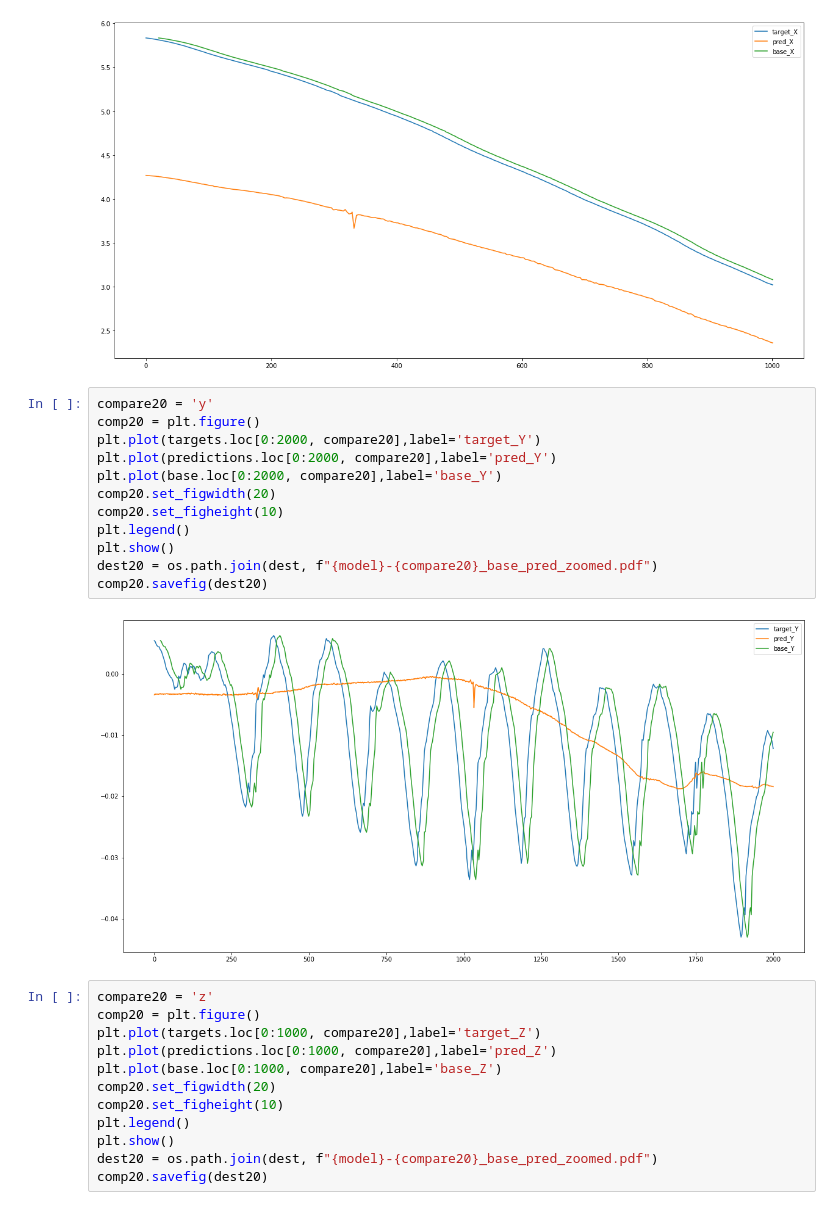
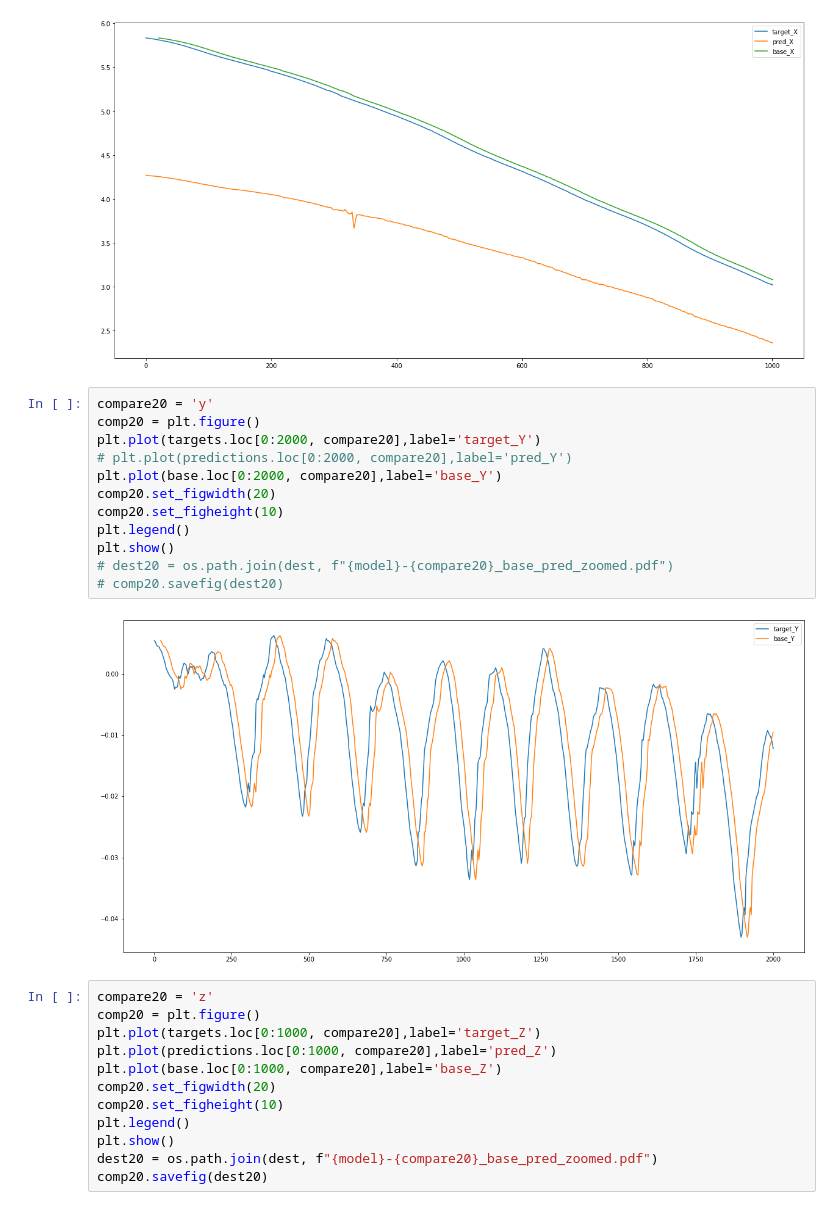
Before and after one commit to oleksa-oleksa/MasterThesis_UserPosition_6DOF, a Jupyter notebook: Development/notebooks/predictions_plot_lstm4.ipynb, the cells around one changed output. Saved outputs shown, nothing was run; the diff lists cells and outputs as text.

```diff
--- a/Development/notebooks/predictions_plot_lstm4.ipynb
+++ b/Development/notebooks/predictions_plot_lstm4.ipynb
@@ -132,17 +132,17 @@ comp20.savefig(dest20)
 # %%
 compare20 = 'y'
 comp20 = plt.figure()
 plt.plot(targets.loc[0:2000, compare20],label='target_Y')
-plt.plot(predictions.loc[0:2000, compare20],label='pred_Y')
+# plt.plot(predictions.loc[0:2000, compare20],label='pred_Y')
 plt.plot(base.loc[0:2000, compare20],label='base_Y')
 comp20.set_figwidth(20)
 comp20.set_figheight(10)
 plt.legend()
 plt.show()
-dest20 = os.path.join(dest, f"{model}-{compare20}_base_pred_zoomed.pdf")
-comp20.savefig(dest20)
+# dest20 = os.path.join(dest, f"{model}-{compare20}_base_pred_zoomed.pdf")
+# comp20.savefig(dest20)
 # %% [output]
-[figure, old version]
+[figure, new version]
 # %%
 compare20 = 'z'
 comp20 = plt.figure()
```
Also changed, not shown: 6 other files.
